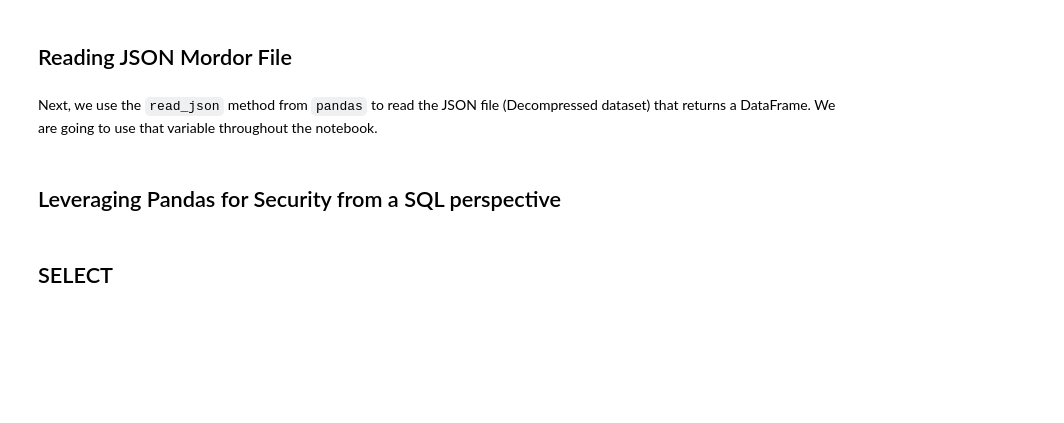
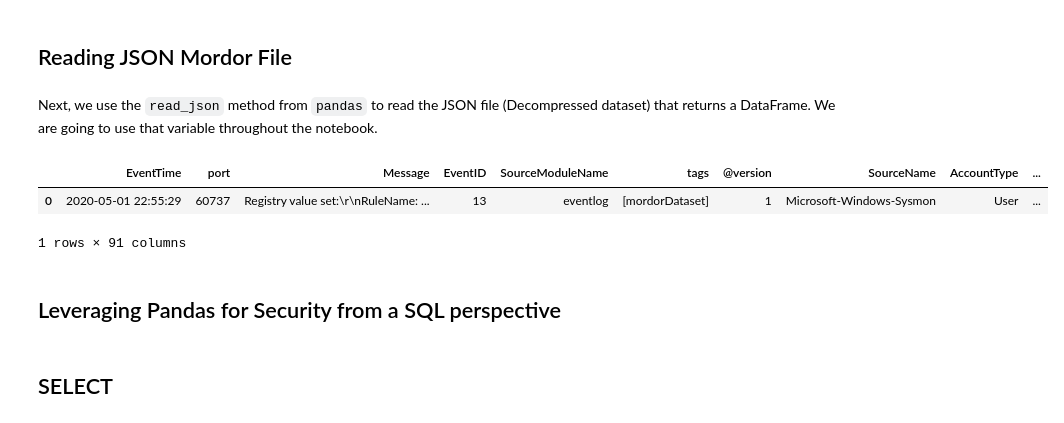
Before and after one commit to OTRF/infosec-jupyter-book, a Jupyter notebook: docs/use-cases/data-analysis/01_sql_to_pandas_win_events_101.ipynb, the cells around one changed output. Saved outputs shown, nothing was run; the diff lists cells and outputs as text; code cells hidden in the pictures; blank space fills up the shorter version.

```diff
--- a/docs/use-cases/data-analysis/01_sql_to_pandas_win_events_101.ipynb
+++ b/docs/use-cases/data-analysis/01_sql_to_pandas_win_events_101.ipynb
@@ -43,9 +43,13 @@ mordorFilePath= mu.getMordorZipFile(mordorUrl)
 # %% [markdown]
 Next, we use the `read_json` method from `pandas` to read the JSON file (Decompressed dataset) that returns a DataFrame. We are going to use that variable throughout the notebook.
 # %%
-apt29 = pd.read_json("apt29_evals_day1_manual_2020-05-01225525_demo.json")
+apt29 = pd.read_json(mordorFilePath)
 # %%
-apt29.head()
+apt29.head(1)
+# %% [output]
+|  | EventTime | port | Message | EventID | SourceModuleName | tags | @version | SourceName | AccountType | ... |
+| 0 | 2020-05-01 22:55:29 | 60737 | Registry value set:\r\nRuleName: ... | 13 | eventlog | [mordorDataset] | 1 | Microsoft-Windows-Sysmon | User | ... |
+1 rows × 91 columns
 # %% [markdown]
 ## Leveraging Pandas for Security from a SQL perspective
 # %% [markdown]
```
Also changed, not shown: parts of 24 cells of this notebook, 7 other files.
